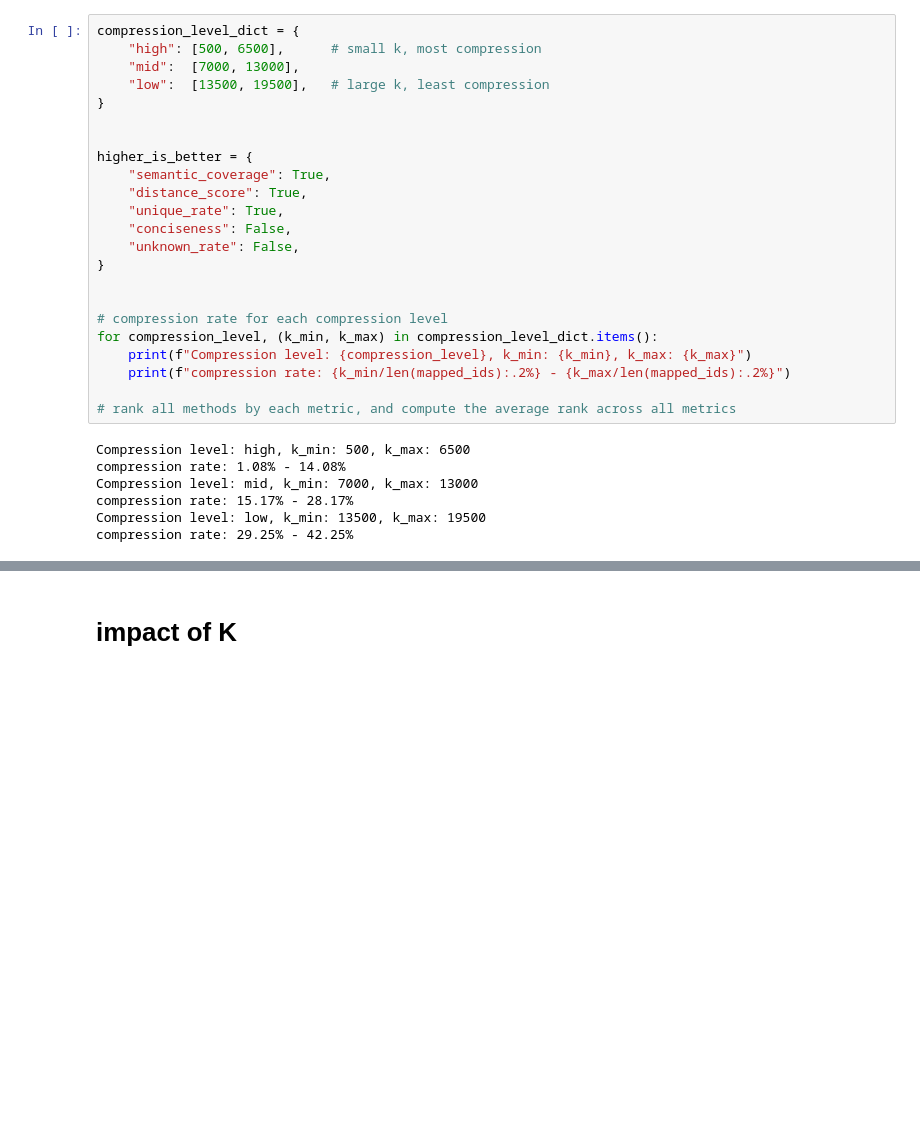
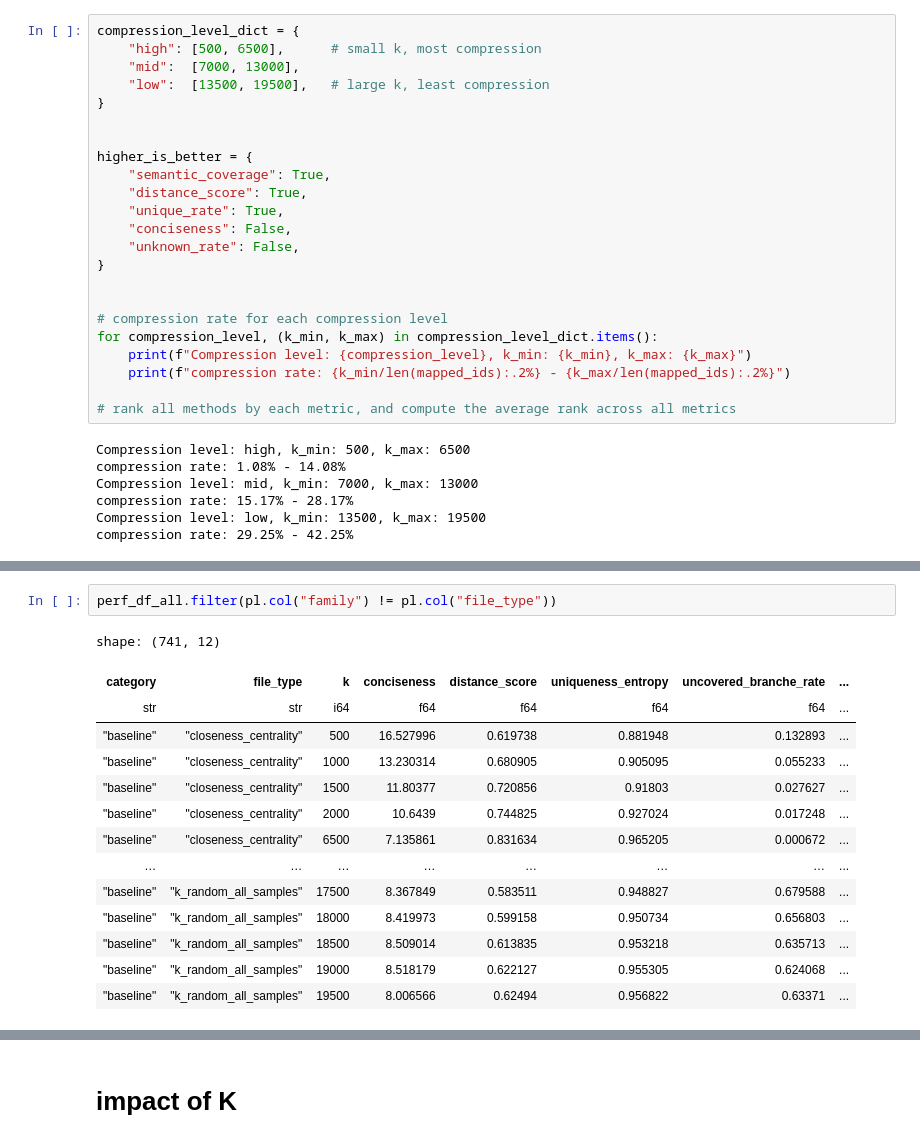
Before and after one commit to yy-suisse/greedy_tree_tokenizer, a Jupyter notebook: 5.analysis_result.ipynb, the cells around one changed output, grey strips where cells are left out. Cells and saved outputs as stored; diff of their text form; blank space fills up the shorter version.

```diff
--- a/5.analysis_result.ipynb
+++ b/5.analysis_result.ipynb
@@ -152,4 +156,21 @@ shape: (57, 4)
 | "mid" | "ours" | "0.0" | 111.0 |
+# %%
+perf_df_all.filter(pl.col("family") != pl.col("file_type"))
+# %% [output]
+shape: (741, 12)
+| category | file_type | k | conciseness | distance_score | uniqueness_entropy | uncovered_branche_rate | ... |
+| str | str | i64 | f64 | f64 | f64 | f64 | ... |
+| "baseline" | "closeness_centrality" | 500 | 16.527996 | 0.619738 | 0.881948 | 0.132893 | ... |
+| "baseline" | "closeness_centrality" | 1000 | 13.230314 | 0.680905 | 0.905095 | 0.055233 | ... |
+| "baseline" | "closeness_centrality" | 1500 | 11.80377 | 0.720856 | 0.91803 | 0.027627 | ... |
+| "baseline" | "closeness_centrality" | 2000 | 10.6439 | 0.744825 | 0.927024 | 0.017248 | ... |
+| "baseline" | "closeness_centrality" | 6500 | 7.135861 | 0.831634 | 0.965205 | 0.000672 | ... |
+| … | … | … | … | … | … | … | ... |
+| "baseline" | "k_random_all_samples" | 17500 | 8.367849 | 0.583511 | 0.948827 | 0.679588 | ... |
+| "baseline" | "k_random_all_samples" | 18000 | 8.419973 | 0.599158 | 0.950734 | 0.656803 | ... |
+| "baseline" | "k_random_all_samples" | 18500 | 8.509014 | 0.613835 | 0.953218 | 0.635713 | ... |
+| "baseline" | "k_random_all_samples" | 19000 | 8.518179 | 0.622127 | 0.955305 | 0.624068 | ... |
+| "baseline" | "k_random_all_samples" | 19500 | 8.006566 | 0.62494 | 0.956822 | 0.63371 | ... |
 # %%
 df_rank_input = (
     perf_df_all
```
Also changed, not shown: parts of 12 cells of this notebook, 14 other files.
